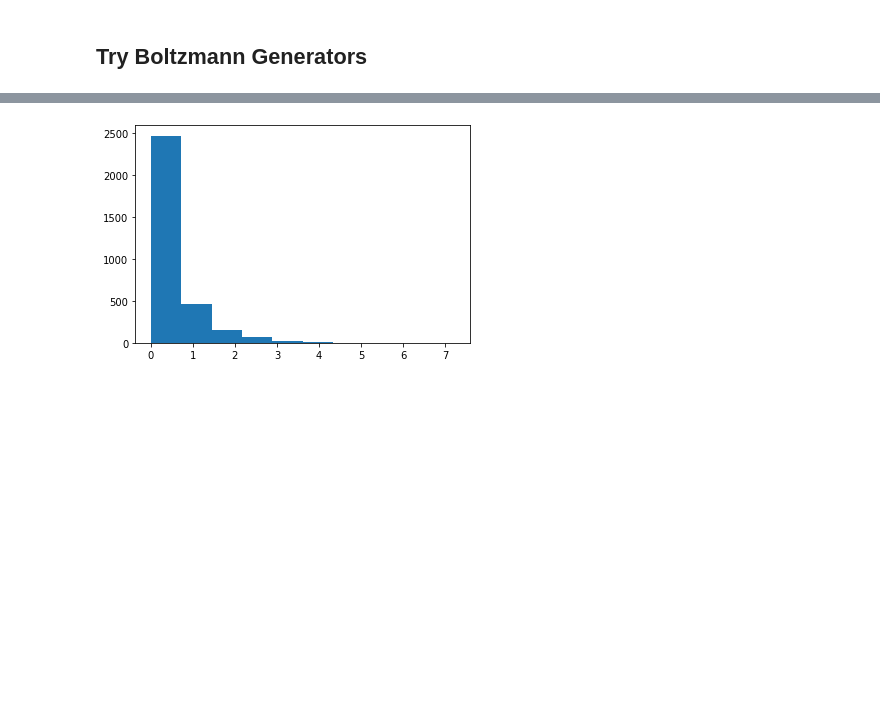
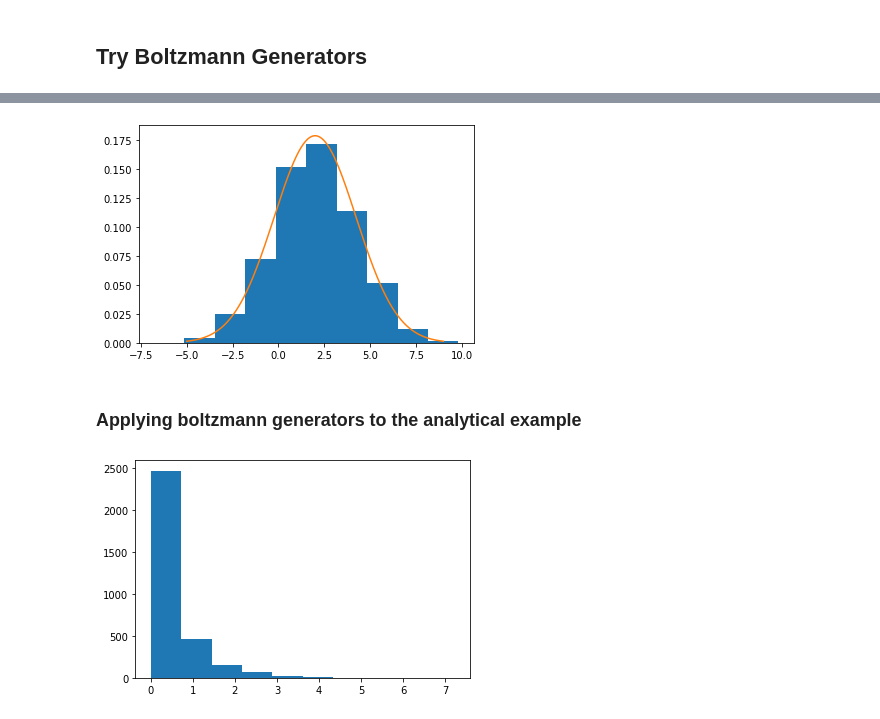
Before and after one commit to jbinagia/CS-230-Final-Project, a Jupyter notebook: notebooks/analytical_example.ipynb, the cells around one changed output, grey strips where cells are left out. Cells and saved outputs as stored; diff of their text form; code cells hidden in the pictures; blank space fills up the shorter version.

```diff
--- a/notebooks/analytical_example.ipynb
+++ b/notebooks/analytical_example.ipynb
@@ -265,0 +277,3 @@ plt.scatter(train_set[:,0],train_set[:,1])
+# %%
+def boltzmann1D(E,L,k,beta=1):
+    return np.exp(-beta*E)/(np.sqrt(np.pi/k))
@@ -266,3 +286,14 @@ plt.scatter(train_set[:,0],train_set[:,1])
+# %%
+plt.hist(sample1D(train_set_size,L,k), density = True)
+
+X1 = 2.0
+X2 = np.linspace(-5,L+5,n)
+plt.plot(X2, boltzmann1D(H(X1,X2,k),L,k))
+plt.show()
+# %% [output]
+[figure, added]
+# %% [markdown]
+### Applying boltzmann generators to the analytical example
 # %%
 # Define a model
 toymodel = SHOModel( params= { "k" : k,
```
Also changed, not shown: parts of 7 cells of this notebook.
